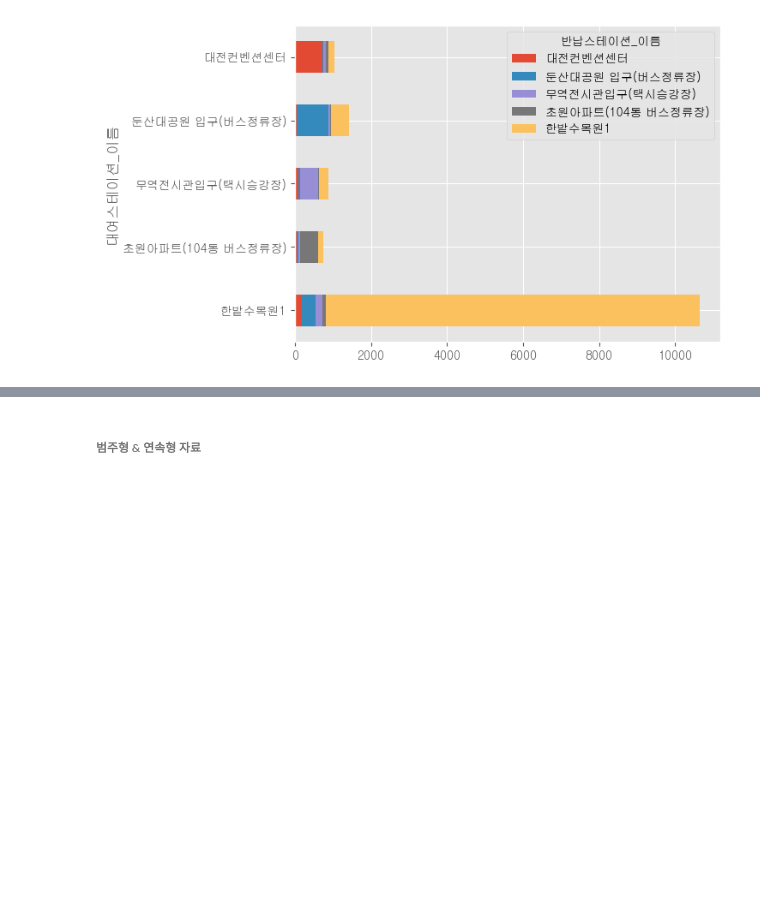
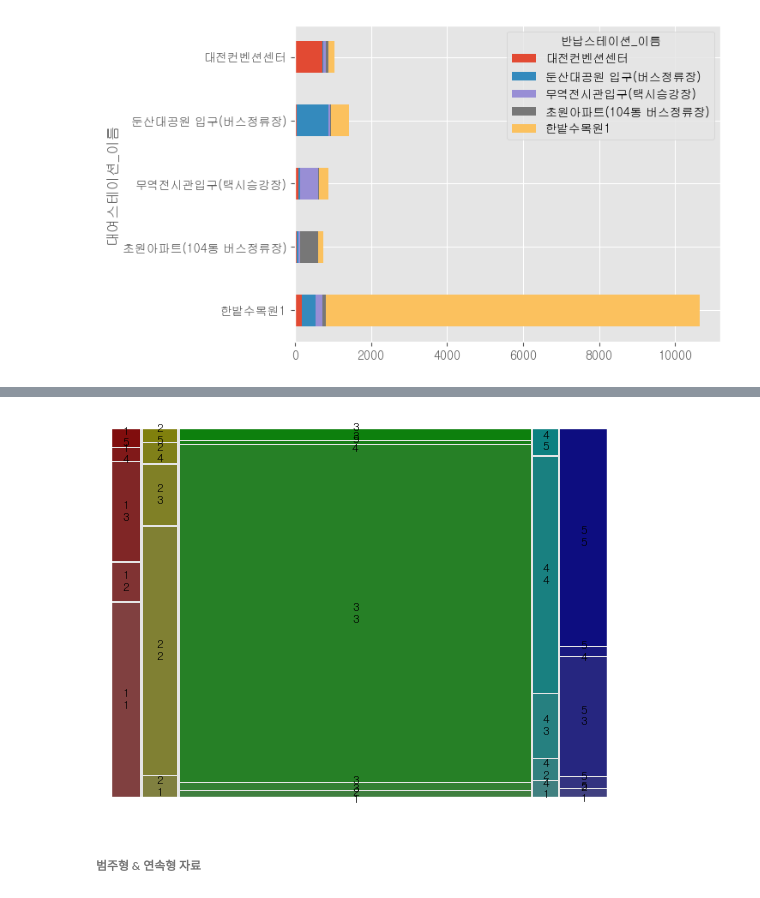
Before and after one commit to haebzzzang/dachungcam, a Jupyter notebook: 2week/2week.ipynb, the cells around one changed output, grey strips where cells are left out. Drawn from its saved outputs; the diff is of its cells as text; code cells hidden in the pictures; blank space fills up the shorter version.

```diff
--- a/2week/2week.ipynb
+++ b/2week/2week.ipynb
@@ -439,2 +449,8 @@ plt.show()
+# %%
+ax = mosaic(df_sub.sort_values(['대여스테이션', '반납스테이션']),
+            ['대여스테이션', '반납스테이션'],
+            axes_label = False)
+# %% [output]
+[figure, added]
 # %% [markdown]
 ###### 범주형 & 연속형 자료
```
Also changed, not shown: parts of 33 cells of this notebook.
